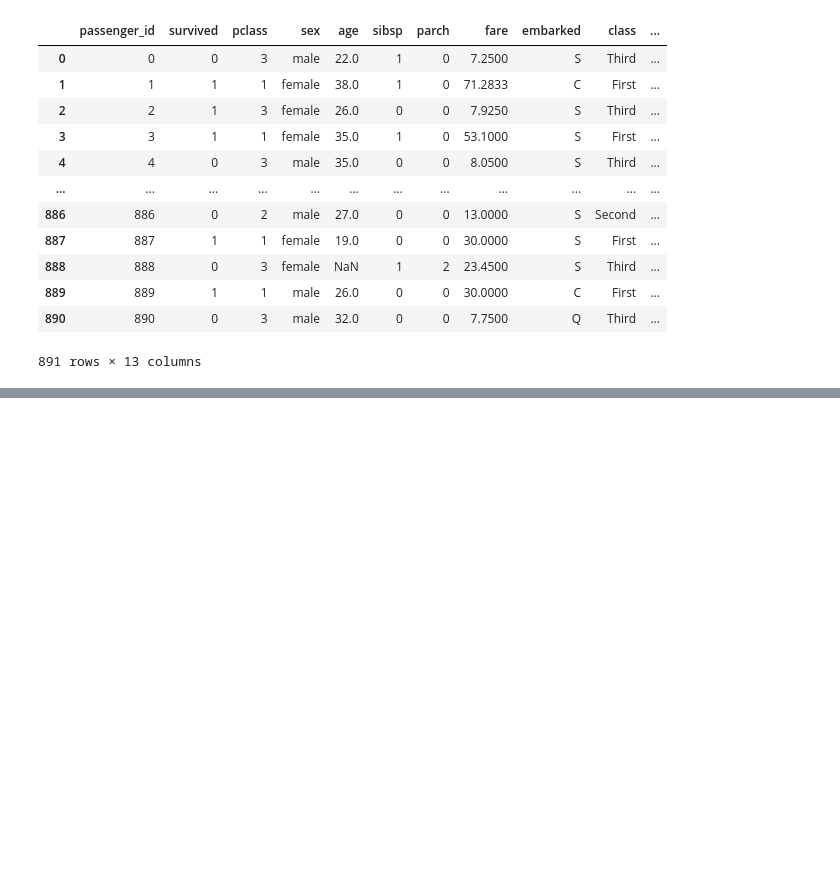
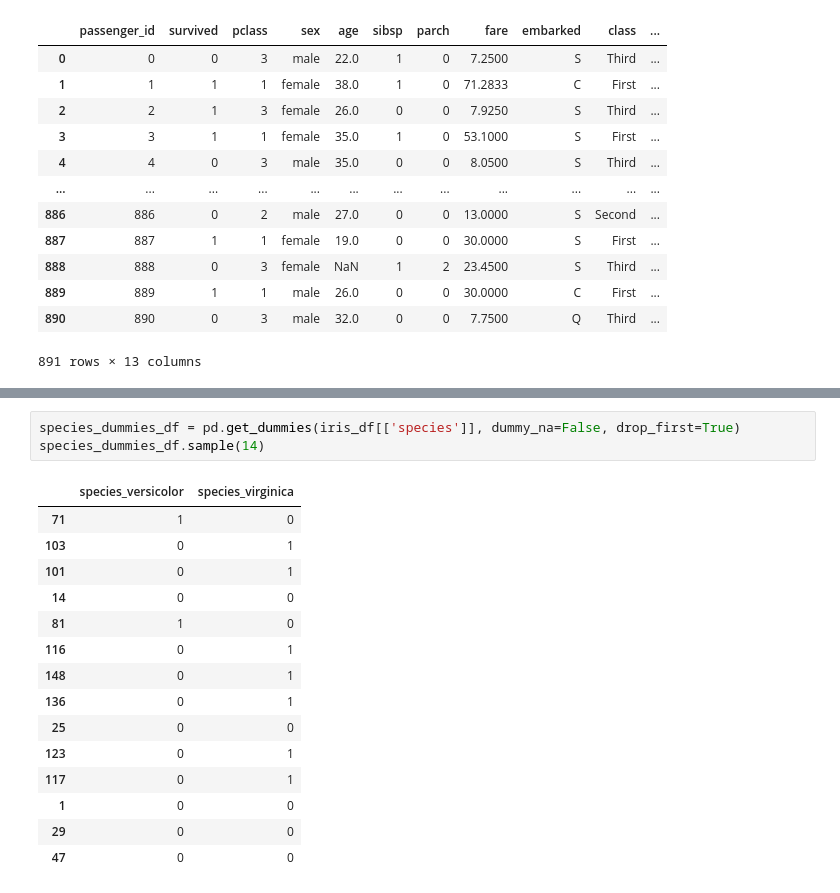
Before and after one commit to david-ryan-alviola/classification-exercises, a Jupyter notebook: classification_exercises.ipynb, the cells around one changed output, grey strips where cells are left out. Drawn from its saved outputs; the diff is of its cells as text; blank space fills up the shorter version.

```diff
--- a/classification_exercises.ipynb
+++ b/classification_exercises.ipynb
@@ -256,0 +284,19 @@ get_iris_data()
+# %%
+species_dummies_df = pd.get_dummies(iris_df[['species']], dummy_na=False, drop_first=True)
+species_dummies_df.sample(14)
+# %% [output]
+|  | species_versicolor | species_virginica |
+| 71 | 1 | 0 |
+| 103 | 0 | 1 |
+| 101 | 0 | 1 |
+| 14 | 0 | 0 |
+| 81 | 1 | 0 |
+| 116 | 0 | 1 |
+| 148 | 0 | 1 |
+| 136 | 0 | 1 |
+| 25 | 0 | 0 |
+| 123 | 0 | 1 |
+| 117 | 0 | 1 |
+| 1 | 0 | 0 |
+| 29 | 0 | 0 |
+| 47 | 0 | 0 |
```
Also changed, not shown: parts of 13 cells of this notebook.
